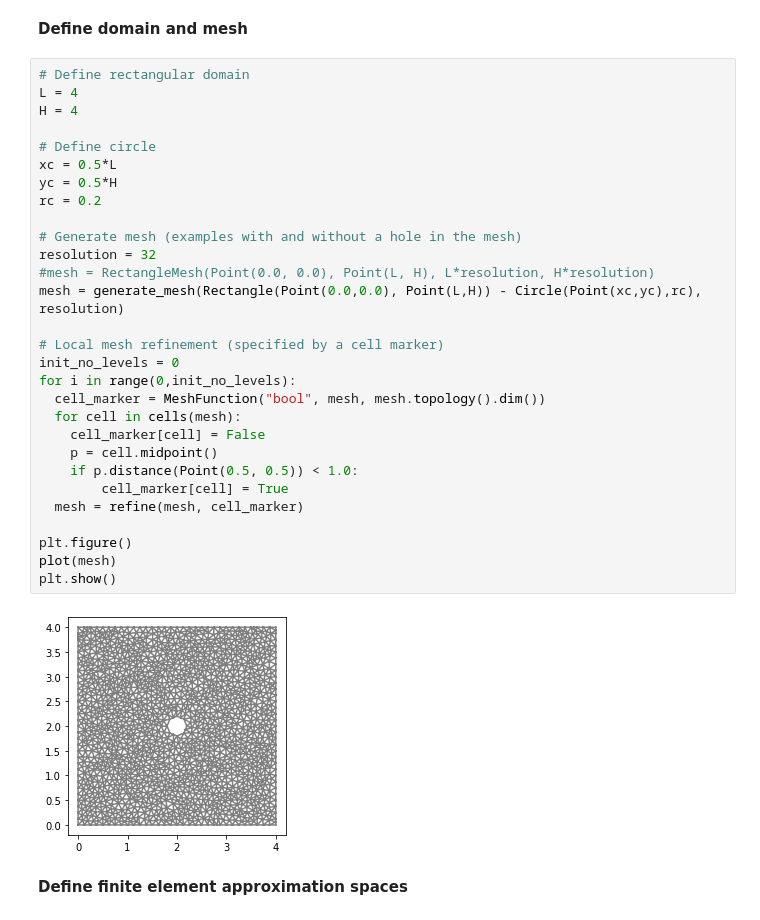
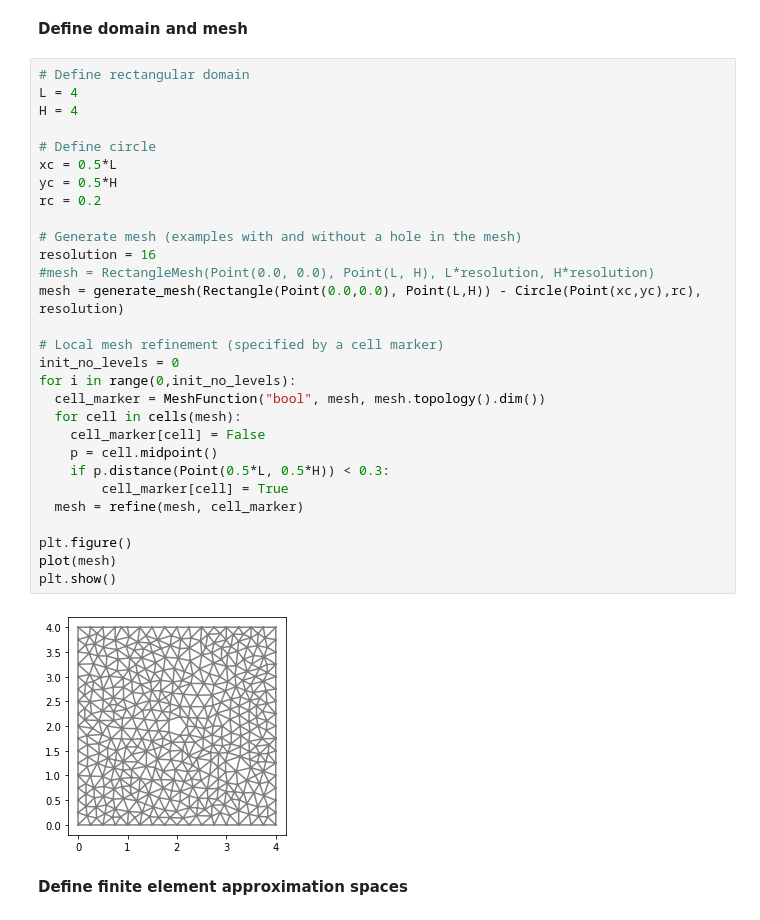
Before and after one commit to johanhoffman/DD2365-VT20, a Jupyter notebook: Lab-3/Linde-Stokes-AMR.ipynb, the cells around one changed output. Saved outputs shown, nothing was run; the diff lists cells and outputs as text.

```diff
--- a/Lab-3/Linde-Stokes-AMR.ipynb
+++ b/Lab-3/Linde-Stokes-AMR.ipynb
@@ -154,33 +150,33 @@ To read more about how to use similar methods for more complex problems, see e.g
 # %%
 # Define rectangular domain
 L = 4
 H = 4
 
 # Define circle
 xc = 0.5*L
 yc = 0.5*H
 rc = 0.2
 
 # Generate mesh (examples with and without a hole in the mesh)
-resolution = 32
+resolution = 16
 #mesh = RectangleMesh(Point(0.0, 0.0), Point(L, H), L*resolution, H*resolution)
 mesh = generate_mesh(Rectangle(Point(0.0,0.0), Point(L,H)) - Circle(Point(xc,yc),rc), resolution)
 
 # Local mesh refinement (specified by a cell marker)
 init_no_levels = 0
 for i in range(0,init_no_levels):
   cell_marker = MeshFunction("bool", mesh, mesh.topology().dim())
   for cell in cells(mesh):
     cell_marker[cell] = False
     p = cell.midpoint()
-    if p.distance(Point(0.5, 0.5)) < 1.0:
+    if p.distance(Point(0.5*L, 0.5*H)) < 0.3:
         cell_marker[cell] = True
   mesh = refine(mesh, cell_marker)
 
 plt.figure()
 plot(mesh)
 plt.show()
 # %% [output]
-[figure, old version]
+[figure, new version]
 # %% [markdown]
 **Define finite element approximation spaces**
```
Also changed, not shown: parts of 11 cells of this notebook.
